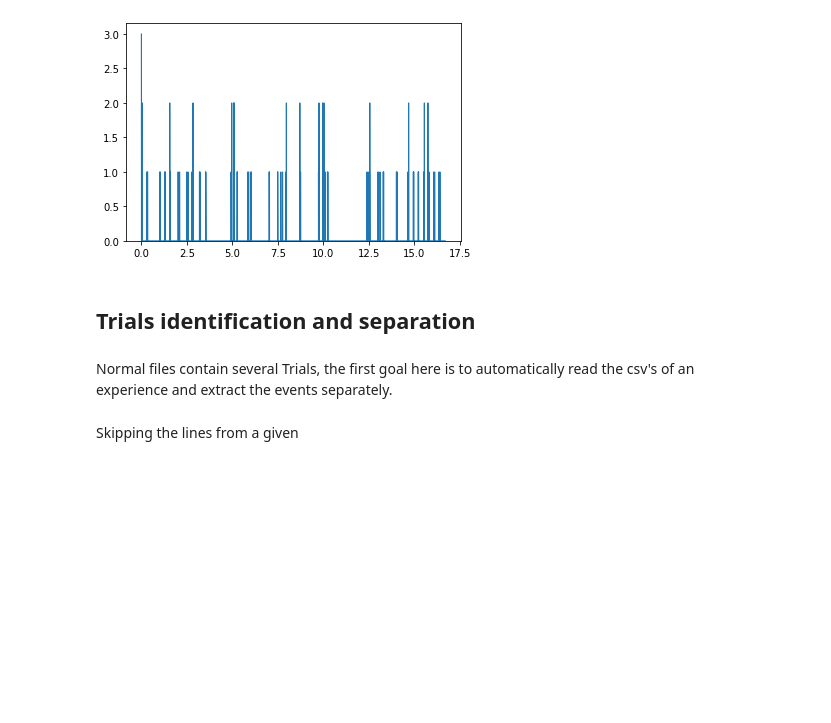
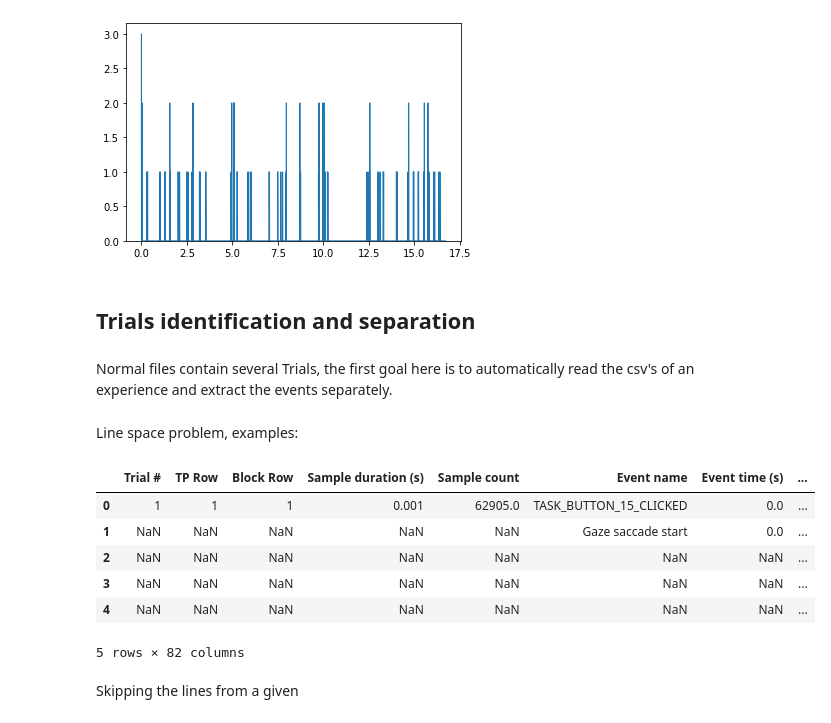
Before and after one commit to toelt-llc/KiPy, a Jupyter notebook: code/preprocessing.ipynb, the cells around one changed output. Cells and saved outputs as stored; diff of their text form; code cells hidden in the pictures; blank space fills up the shorter version.

```diff
--- a/code/preprocessing.ipynb
+++ b/code/preprocessing.ipynb
@@ -142,3 +140,43 @@ reaching = "../files/Visually Guided Reaching - Child v2 (4 target) - LEFT - 11_
+# %%
+# practice example is from ball_on_bar exercise
+practice_ball = "../files/utf8/Ball_on_Bar_-_[Child_-_practice_2_(30s_per_level)]_-_RIGHT_-_11_57.csv"
+practice_object = "../files/utf8/Object_Hit_-_[Child_-_practice]_-_RIGHT_-_12_02.csv"
+practice_reach = "../files/utf8/Visually_Guided_Reaching_-_[Child_v2_-_practice]_-_LEFT_-_11_49.csv"
+practice_reach2 = "../files/utf8/Visually_Guided_Reaching_-_[Child_v2_-_practice]_-_RIGHT_-_11_47.csv"
+
+ball = "../files/utf8/Ball_on_Bar_-_Child_-_RIGHT_-_11_59.csv"
+object_hit = "../files/utf8/Object_Hit_-_Child_-_RIGHT_-_12_02.csv"
+
+circuit = "../files/utf8/Circuit_Exo_-_[b_Circuit1_(youngerchildren)]_-_RIGHT_-_12_09.csv"
+circuit2 = "../files/utf8/Circuit_Exo_-_[c_Circuit1_rotated_(youngerchildren)]_-_RIGHT_-_12_11.csv"
+circuit3 = "../files/utf8/Circuit_Exo_-_[Circuit2exo_ExTrialLisaD(youngerchildren)]_-_RIGHT_-_12_05.csv"
+
+reaching = "../files/utf8/Visually_Guided_Reaching_-_Child_v2_(4_target)_-_LEFT_-_11_50.csv"
+
+
+#object:     390       -3
+#ball :      360       -6
+#circuit :   328       -
+#reaching:   336       -3
+# %% [markdown]
+Line space problem, examples:
+# %%
+#FILEPATH = practice_object
+#FILEPATH = practice_ball
+#FILEPATH = object_hit
+FILEPATH = circuit2
+# The first rows don't include tracking data -> skiprows
+results = pd.read_csv(FILEPATH,encoding= 'unicode_escape', sep=',',skiprows = 328, parse_dates=[0,1,2])
+# Sorted by Frame number
+results.head()
+# %% [output]
+|  | Trial # | TP Row | Block Row | Sample duration (s) | Sample count | Event name | Event time (s) | ... |
+| 0 | 1 | 1 | 1 | 0.001 | 62905.0 | TASK_BUTTON_15_CLICKED | 0.0 | ... |
+| 1 | NaN | NaN | NaN | NaN | NaN | Gaze saccade start | 0.0 | ... |
+| 2 | NaN | NaN | NaN | NaN | NaN | NaN | NaN | ... |
+| 3 | NaN | NaN | NaN | NaN | NaN | NaN | NaN | ... |
+| 4 | NaN | NaN | NaN | NaN | NaN | NaN | NaN | ... |
+5 rows × 82 columns
 # %% [markdown]
 Skipping the lines from a given
 # %%
```
Also changed, not shown: parts of 15 cells of this notebook.
